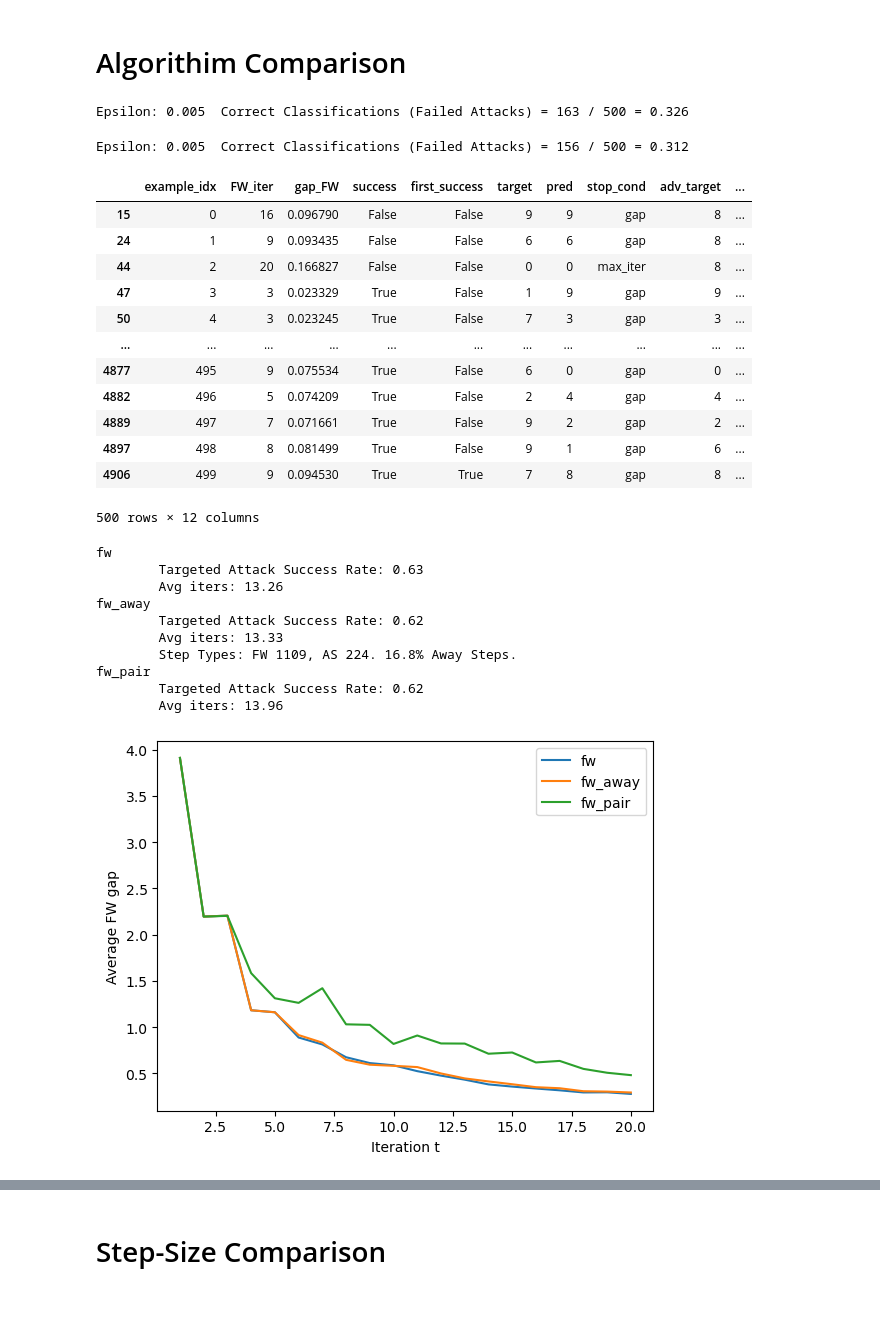
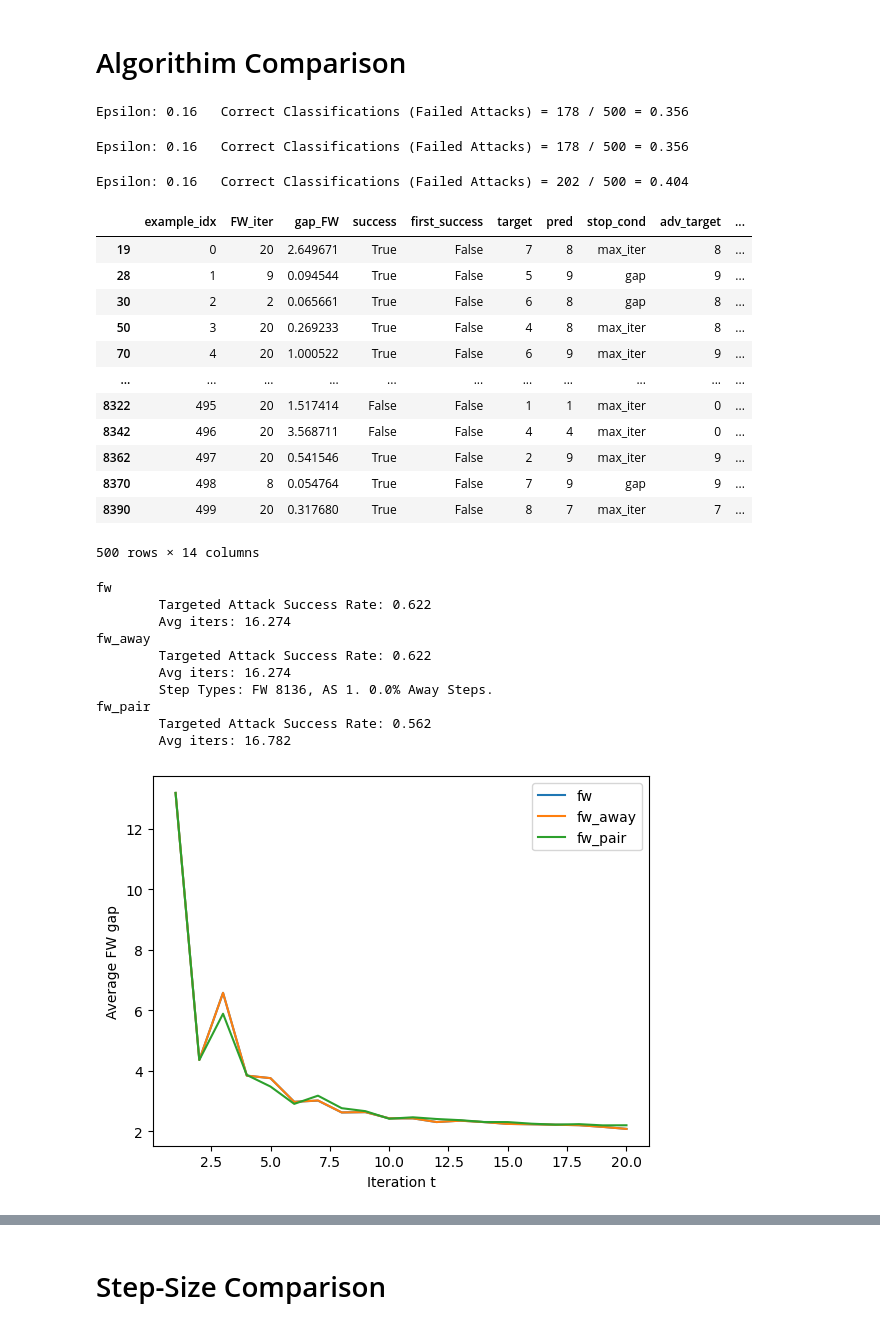
Before and after one commit to TannerAGraves/FW-variants-for-WB-Adversarial-Attacks, a Jupyter notebook: test attacks.ipynb, the cells around one changed output, grey strips where cells are left out. Saved outputs shown, nothing was run; the diff lists cells and outputs as text; code cells hidden in the pictures.

```diff
--- a/test attacks.ipynb
+++ b/test attacks.ipynb
@@ -51,61 +51,62 @@ Files already downloaded and verified
 hist_dfs = []
 final_hist_dfs = []
 hist = None
 
 debug = True
 targeted = True
-epsilon = 0.005
+epsilon = 0.16
 ex_savers = []
-algs = ['fw', 'fw_momentum']# 'fw_away', 'fw_pair']
+algs = ['fw', 'fw_away', 'fw_pair']
 #algs = ['fw']
 fw_stepsize_rule = 'decay'
 for alg in algs:
     ex_saver = example_saver()
     acc, ex, hist = test(target_mdl, device,
                          epsilon = epsilon,
                          num_fw_iter = 20,
                          method = alg,
                          early_stopping = 'gap_FW',
                          fw_stepsize_rule = fw_stepsize_rule,
                          gap_FW_tol = 1E-1,
                          targeted = targeted,
                          num_test = 500,
                          ex_saver=ex_saver,
                          norm_p=-1, # -1 for infnty norm
                          seed=11)
     ex_savers.append(ex_saver)
     hist_dfs.append(hist)
     final_hist = hist.groupby('example_idx').tail(1)
     final_hist_dfs.append(final_hist) # hist with just the rows of last FW iters
 final_hist_dfs[-1]
 # %% [output]
-Epsilon: 0.005  Correct Classifications (Failed Attacks) = 163 / 500 = 0.326
+Epsilon: 0.16   Correct Classifications (Failed Attacks) = 178 / 500 = 0.356
-Epsilon: 0.005  Correct Classifications (Failed Attacks) = 156 / 500 = 0.312
+Epsilon: 0.16   Correct Classifications (Failed Attacks) = 178 / 500 = 0.356
+Epsilon: 0.16   Correct Classifications (Failed Attacks) = 202 / 500 = 0.404
 |  | example_idx | FW_iter | gap_FW | success | first_success | target | pred | stop_cond | adv_target | ... |
-| 15 | 0 | 16 | 0.096790 | False | False | 9 | 9 | gap | 8 | ... |
-| 24 | 1 | 9 | 0.093435 | False | False | 6 | 6 | gap | 8 | ... |
-| 44 | 2 | 20 | 0.166827 | False | False | 0 | 0 | max_iter | 8 | ... |
-| 47 | 3 | 3 | 0.023329 | True | False | 1 | 9 | gap | 9 | ... |
-| 50 | 4 | 3 | 0.023245 | True | False | 7 | 3 | gap | 3 | ... |
+| 19 | 0 | 20 | 2.649671 | True | False | 7 | 8 | max_iter | 8 | ... |
+| 28 | 1 | 9 | 0.094544 | True | False | 5 | 9 | gap | 9 | ... |
+| 30 | 2 | 2 | 0.065661 | True | False | 6 | 8 | gap | 8 | ... |
+| 50 | 3 | 20 | 0.269233 | True | False | 4 | 8 | max_iter | 8 | ... |
+| 70 | 4 | 20 | 1.000522 | True | False | 6 | 9 | max_iter | 9 | ... |
 | ... | ... | ... | ... | ... | ... | ... | ... | ... | ... | ... |
-| 4877 | 495 | 9 | 0.075534 | True | False | 6 | 0 | gap | 0 | ... |
-| 4882 | 496 | 5 | 0.074209 | True | False | 2 | 4 | gap | 4 | ... |
-| 4889 | 497 | 7 | 0.071661 | True | False | 9 | 2 | gap | 2 | ... |
-| 4897 | 498 | 8 | 0.081499 | True | False | 9 | 1 | gap | 6 | ... |
-| 4906 | 499 | 9 | 0.094530 | True | True | 7 | 8 | gap | 8 | ... |
+| 8322 | 495 | 20 | 1.517414 | False | False | 1 | 1 | max_iter | 0 | ... |
+| 8342 | 496 | 20 | 3.568711 | False | False | 4 | 4 | max_iter | 0 | ... |
+| 8362 | 497 | 20 | 0.541546 | True | False | 2 | 9 | max_iter | 9 | ... |
+| 8370 | 498 | 8 | 0.054764 | True | False | 7 | 9 | gap | 9 | ... |
+| 8390 | 499 | 20 | 0.317680 | True | False | 8 | 7 | max_iter | 7 | ... |
-500 rows × 12 columns
+500 rows × 14 columns
 # %%
 # custom
 plot_convergence(hist_dfs, algs)
 # %% [output]
 fw
-        Targeted Attack Success Rate: 0.63
-        Avg iters: 13.26
+        Targeted Attack Success Rate: 0.622
+        Avg iters: 16.274
 fw_away
-        Targeted Attack Success Rate: 0.62
-        Avg iters: 13.33
-        Step Types: FW 1109, AS 224. 16.8% Away Steps.
+        Targeted Attack Success Rate: 0.622
+        Avg iters: 16.274
+        Step Types: FW 8136, AS 1. 0.0% Away Steps.
 fw_pair
-        Targeted Attack Success Rate: 0.62
-        Avg iters: 13.96
+        Targeted Attack Success Rate: 0.562
+        Avg iters: 16.782
-[figure, old version]
+[figure, new version]
```
Also changed, not shown: parts of 8 cells of this notebook, 19 other files.
